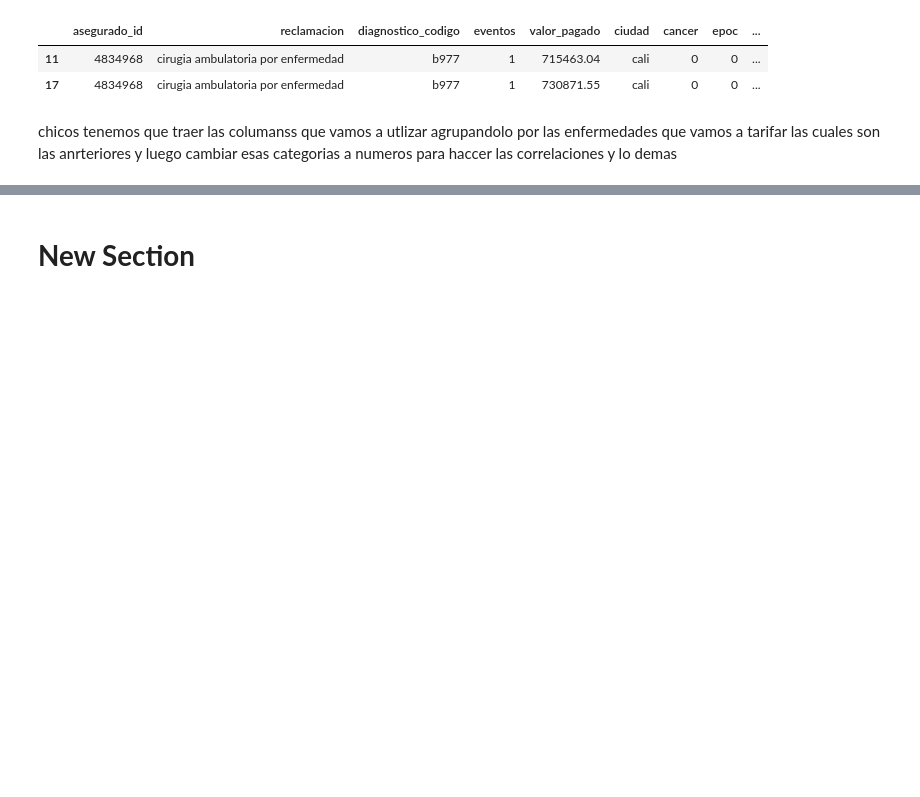
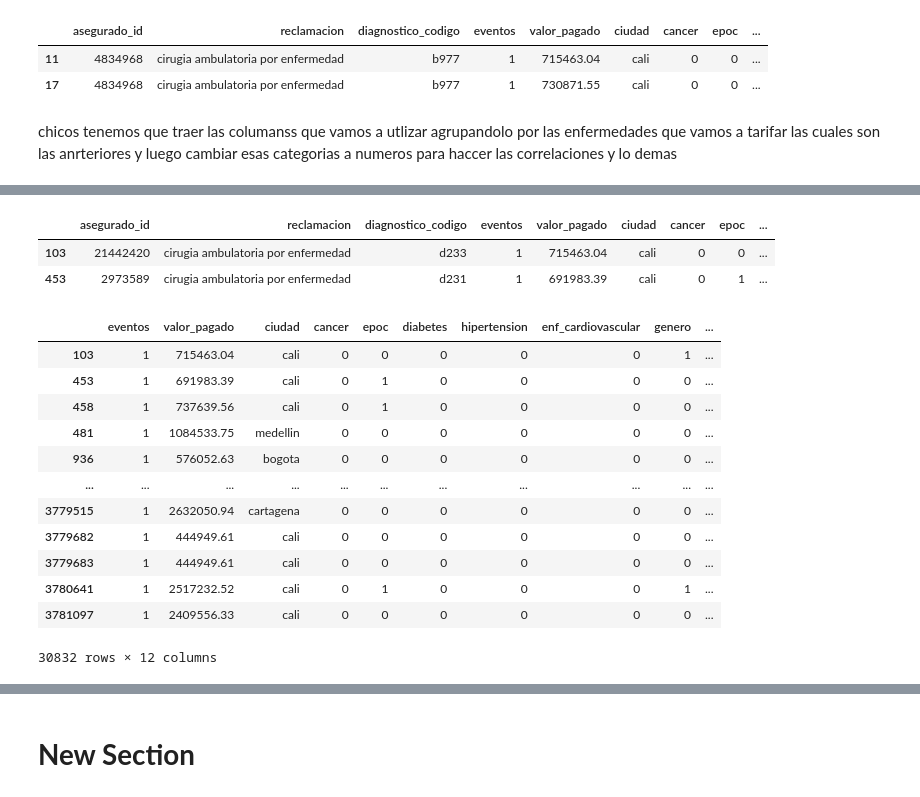
Before and after one commit to danielmancovidales/Aplicaciones-en-finanzas, a Jupyter notebook: Exploratorio.ipynb, the cells around one changed output, grey strips where cells are left out. Saved outputs shown, nothing was run; the diff lists cells and outputs as text; code cells hidden in the pictures; blank space fills up the shorter version.

```diff
--- a/Exploratorio.ipynb
+++ b/Exploratorio.ipynb
@@ -33,7 +33,7 @@ df_filtrado.head(5)
 # %%
 #Se cambia la variable mujer por genero donde 1 será genero femenino y 0 será masculino
 df_filtrado["genero"] = df_filtrado["mujer"].rename("genero")
-df_filtrado['genero'] = df_filtrado['mujer'].replace({0: 'hombre', 1: 'mujer'})
+#df_filtrado['genero'] = df_filtrado['mujer'].replace({0: 'hombre', 1: 'mujer'})
 
 #Eliminación
 df_filtrado = df_filtrado.drop(["mujer"], axis=1)
@@ -416 +416,16 @@ enfermedadesendocrinas nutricionales y metabolicas      412
 Name: count, dtype: int64
+# %%
+valores_filtrar = [
+    'enfermedades_aparato_circulatorio',
+    'neoplasia',
+    'enfermedades_aparato_respiratorio',
+    'enfermedades_endocrinas _nutricionales_y_metabolicas' ]
+
+
+# Filtra el DataFrame
+final2 = final[final['clasifica_diagn'].isin(valores_filtrar)]
+final2.head(2)
+# %% [output]
+|  | asegurado_id | reclamacion | diagnostico_codigo | eventos | valor_pagado | ciudad | cancer | epoc | ... |
+| 103 | 21442420 | cirugia ambulatoria por enfermedad | d233 | 1 | 715463.04 | cali | 0 | 0 | ... |
+| 453 | 2973589 | cirugia ambulatoria por enfermedad | d231 | 1 | 691983.39 | cali | 0 | 1 | ... |
@@ -416,0 +434,16 @@ Name: count, dtype: int64
+# %%
+final2
+# %% [output]
+|  | eventos | valor_pagado | ciudad | cancer | epoc | diabetes | hipertension | enf_cardiovascular | genero | ... |
+| 103 | 1 | 715463.04 | cali | 0 | 0 | 0 | 0 | 0 | 1 | ... |
+| 453 | 1 | 691983.39 | cali | 0 | 1 | 0 | 0 | 0 | 0 | ... |
+| 458 | 1 | 737639.56 | cali | 0 | 1 | 0 | 0 | 0 | 0 | ... |
+| 481 | 1 | 1084533.75 | medellin | 0 | 0 | 0 | 0 | 0 | 0 | ... |
+| 936 | 1 | 576052.63 | bogota | 0 | 0 | 0 | 0 | 0 | 0 | ... |
+| ... | ... | ... | ... | ... | ... | ... | ... | ... | ... | ... |
+| 3779515 | 1 | 2632050.94 | cartagena | 0 | 0 | 0 | 0 | 0 | 0 | ... |
+| 3779682 | 1 | 444949.61 | cali | 0 | 0 | 0 | 0 | 0 | 0 | ... |
+| 3779683 | 1 | 444949.61 | cali | 0 | 0 | 0 | 0 | 0 | 0 | ... |
+| 3780641 | 1 | 2517232.52 | cali | 0 | 1 | 0 | 0 | 0 | 1 | ... |
+| 3781097 | 1 | 2409556.33 | cali | 0 | 0 | 0 | 0 | 0 | 0 | ... |
+30832 rows × 12 columns
```
Also changed, not shown: parts of 19 cells of this notebook.
